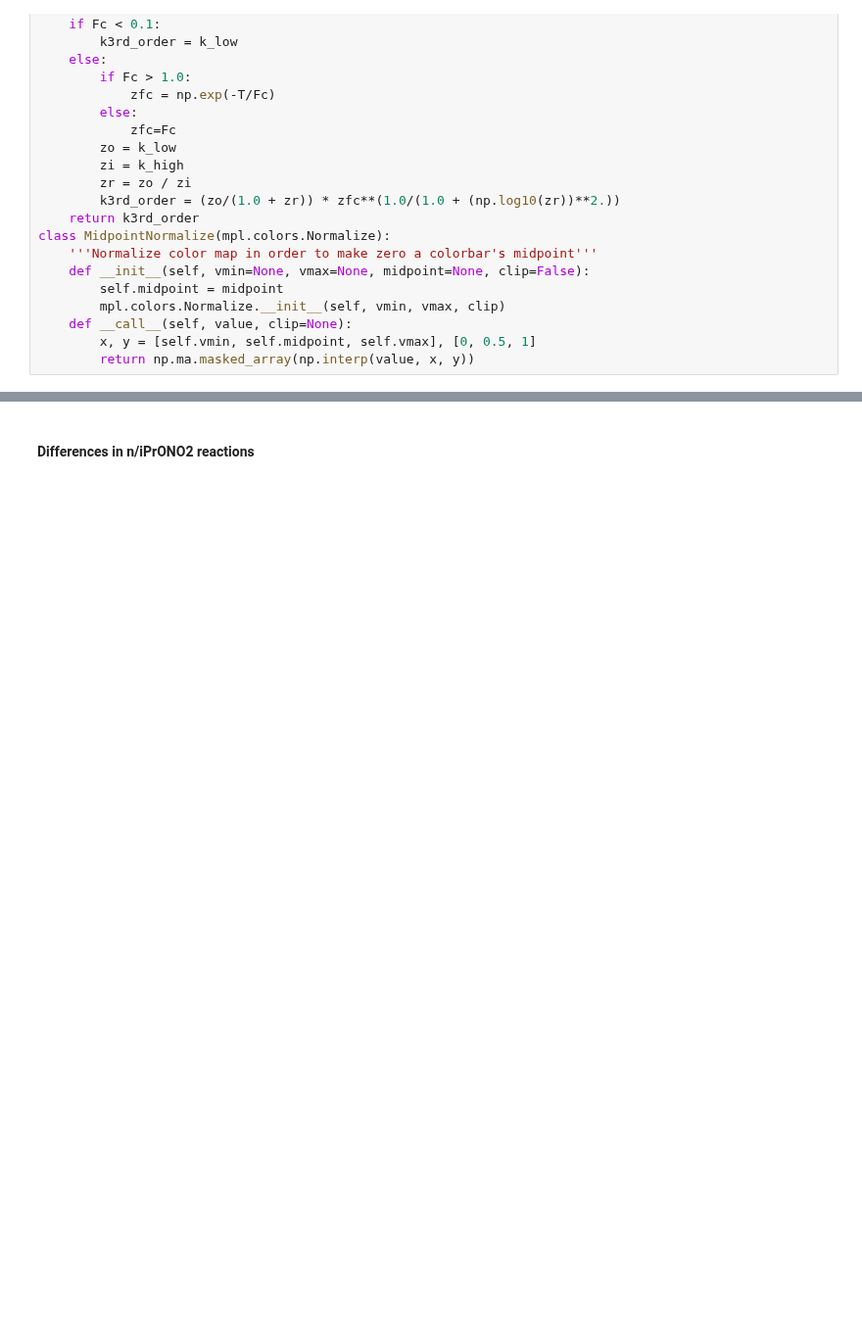
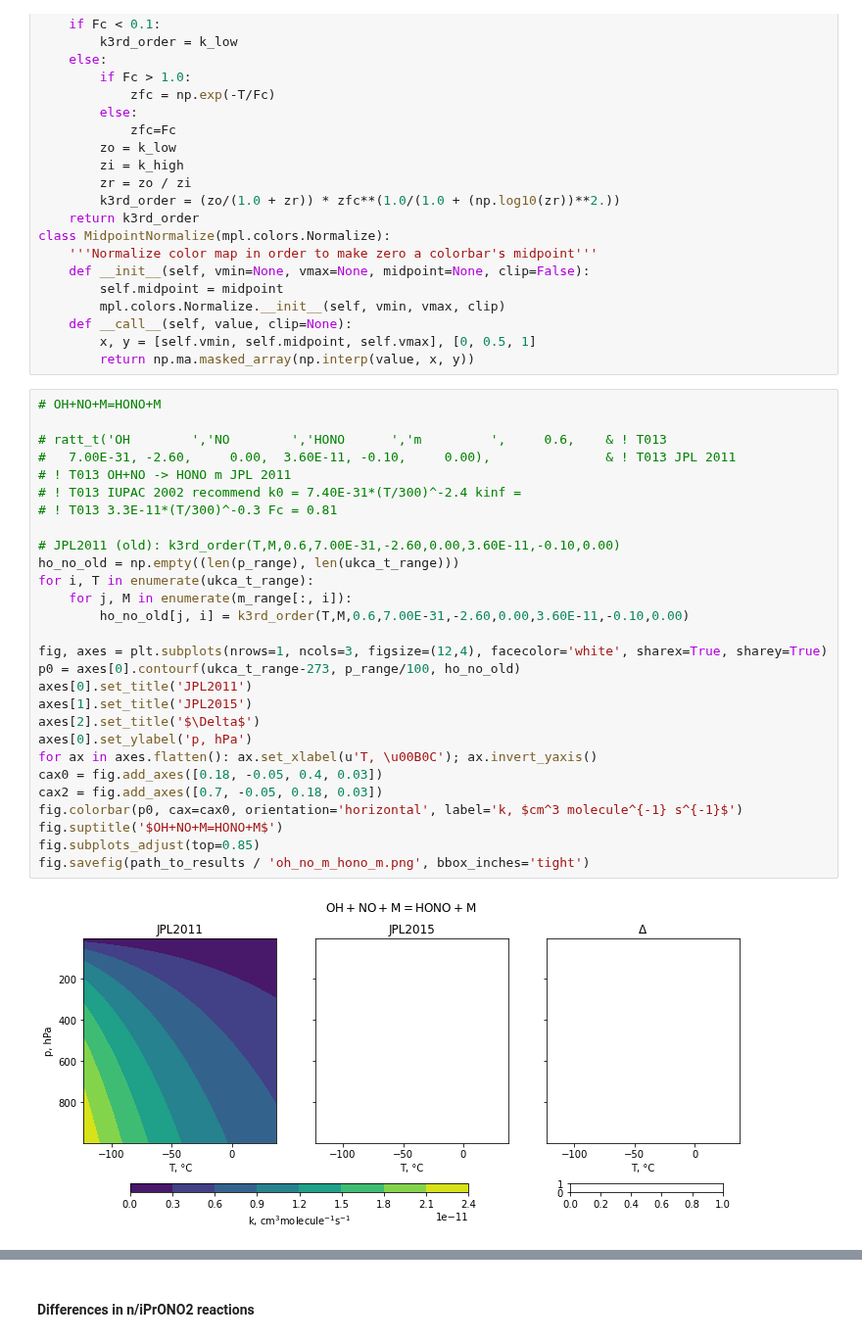
Before and after one commit to mzamyatina/phd_ukca, a Jupyter notebook: calc_rate_diffs.ipynb, the cells around one changed output, grey strips where cells are left out. Shown at 98% size. Cells and saved outputs as stored; diff of their text form; blank space fills up the shorter version.

```diff
--- a/calc_rate_diffs.ipynb
+++ b/calc_rate_diffs.ipynb
@@ -505,3 +496,33 @@ class MidpointNormalize(mpl.colors.Normalize):
     def __call__(self, value, clip=None):
         x, y = [self.vmin, self.midpoint, self.vmax], [0, 0.5, 1]
         return np.ma.masked_array(np.interp(value, x, y))
+# %%
+# OH+NO+M=HONO+M
+
+# ratt_t('OH        ','NO        ','HONO      ','m         ',     0.6,    & ! T013
+#   7.00E-31, -2.60,     0.00,  3.60E-11, -0.10,     0.00),               & ! T013 JPL 2011
+# ! T013 OH+NO -> HONO m JPL 2011
+# ! T013 IUPAC 2002 recommend k0 = 7.40E-31*(T/300)^-2.4 kinf =
+# ! T013 3.3E-11*(T/300)^-0.3 Fc = 0.81
+
+# JPL2011 (old): k3rd_order(T,M,0.6,7.00E-31,-2.60,0.00,3.60E-11,-0.10,0.00)
+ho_no_old = np.empty((len(p_range), len(ukca_t_range)))
+for i, T in enumerate(ukca_t_range):
+    for j, M in enumerate(m_range[:, i]):
+        ho_no_old[j, i] = k3rd_order(T,M,0.6,7.00E-31,-2.60,0.00,3.60E-11,-0.10,0.00)
+
+fig, axes = plt.subplots(nrows=1, ncols=3, figsize=(12,4), facecolor='white', sharex=True, sharey=True)
+p0 = axes[0].contourf(ukca_t_range-273, p_range/100, ho_no_old)
+axes[0].set_title('JPL2011')
+axes[1].set_title('JPL2015')
+axes[2].set_title('$\Delta$')
+axes[0].set_ylabel('p, hPa')
+for ax in axes.flatten(): ax.set_xlabel(u'T, \u00B0C'); ax.invert_yaxis()
+cax0 = fig.add_axes([0.18, -0.05, 0.4, 0.03])
+cax2 = fig.add_axes([0.7, -0.05, 0.18, 0.03])
+fig.colorbar(p0, cax=cax0, orientation='horizontal', label='k, $cm^3 molecule^{-1} s^{-1}$')
+fig.suptitle('$OH+NO+M=HONO+M$')
+fig.subplots_adjust(top=0.85)
+fig.savefig(path_to_results / 'oh_no_m_hono_m.png', bbox_inches='tight')
+# %% [output]
+[figure, added]
```
Also changed, not shown: parts of 11 cells of this notebook.
